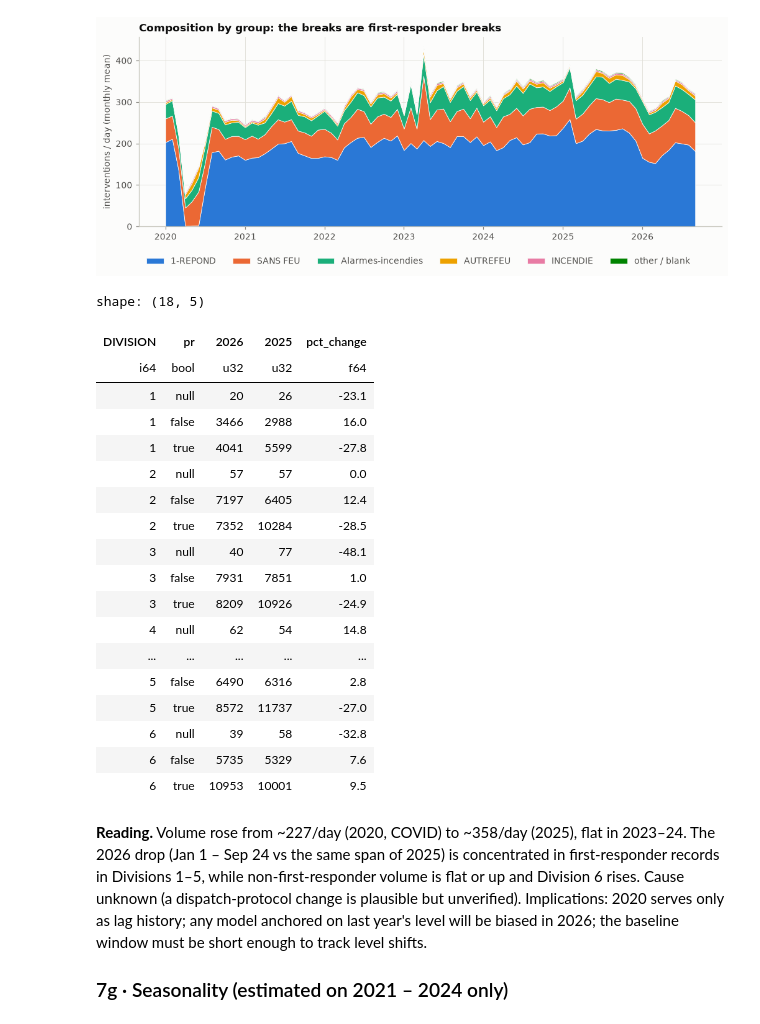
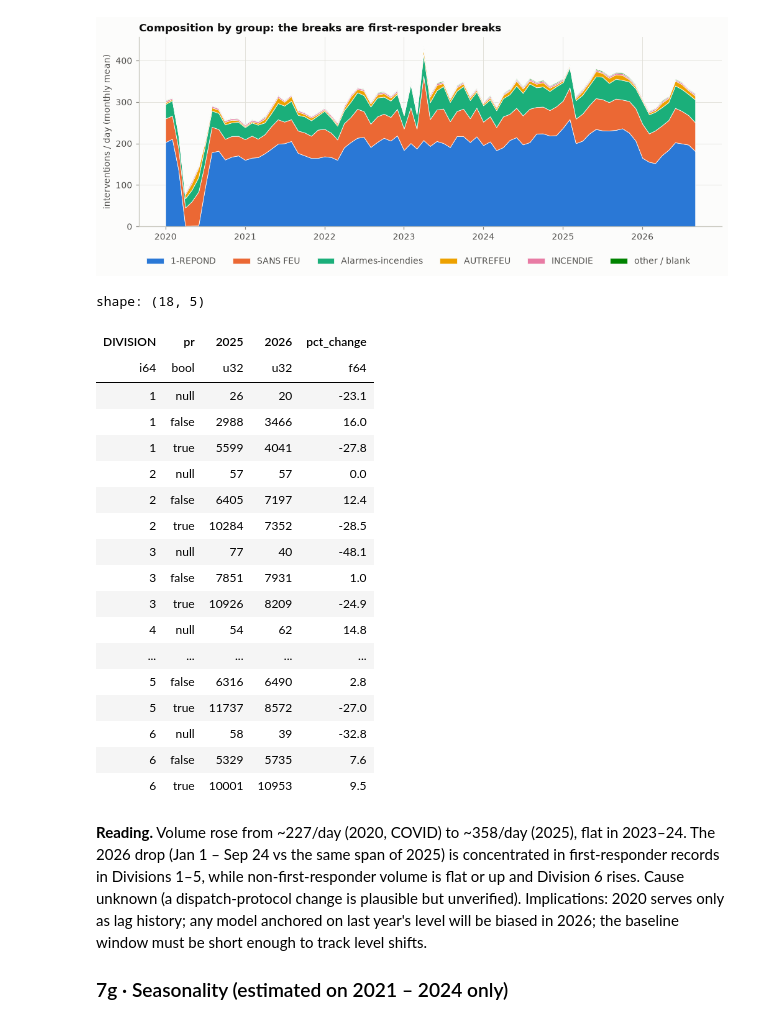
Before and after one commit to abouganemi/ycit440-sim-forecast, a Jupyter notebook: notebooks/01_eda.ipynb, the cells around one changed output. Cells and saved outputs as stored; diff of their text form; code cells hidden in the pictures.

```diff
--- a/notebooks/01_eda.ipynb
+++ b/notebooks/01_eda.ipynb
@@ -302,7 +302,11 @@ check(df.filter(pl.col("CASERNE") == 0).height == 1, "CASERNE=0 rows != 1 (v2)")
 R["division_0"] = {
     "rows": div0.height,
     "by_year": div0.group_by("year").len().sort("year").to_dicts(),
-    "top_groups": div0["DESCRIPTION_GROUPE"].value_counts(sort=True).head(5).to_dicts(),
+    "top_groups": div0["DESCRIPTION_GROUPE"]
+    .value_counts()
+    .sort(["count", "DESCRIPTION_GROUPE"], descending=[True, False], nulls_last=True)
+    .head(5)
+    .to_dicts(),
 }
 print("DIVISION = 0 by year:", div0.group_by("year").len().sort("year").rows())
 print(div0["NOM_VILLE"].value_counts(sort=True).head(5))
@@ -452,7 +456,12 @@ save(fig, "04_groups_units")
 # %% [output]
 [figure]
 # %%
-top_types = df["INCIDENT_TYPE_DESC"].value_counts(sort=True).head(15)
+top_types = (
+    df["INCIDENT_TYPE_DESC"]
+    .value_counts()
+    .sort(["count", "INCIDENT_TYPE_DESC"], descending=[True, False])
+    .head(15)
+)
 R["top_types"] = top_types.to_dicts()
 top_types
 # %% [output]
@@ -504,7 +513,9 @@ date_only = df.filter(~pl.col("has_time")).select(
     "CREATION_DATE_TIME", "source_file", "DIVISION"
 )
 check(date_only.height == 8, "date-only rows != 8 (v2)")
-R["date_only_rows"] = date_only.group_by("source_file").len().to_dicts()
+R["date_only_rows"] = (
+    date_only.group_by("source_file").len().sort("source_file").to_dicts()
+)
 date_only.sort("CREATION_DATE_TIME")
 # %% [output]
 last record 2026-09-24 23:59:29, retrieved 2026-09-26: lag 2 days
@@ -922,40 +933,40 @@ print("2020 days with < 5 first-responder records:", R["covid_pr_gap"])
 # %%
 same_window = pl.col("date").dt.ordinal_day() <= date(2026, 9, 24).timetuple().tm_yday
 shift = (
     df.filter(
         pl.col("year").is_in([2025, 2026]),
         same_window,
         pl.col("DIVISION").is_in(TARGET_DIVISIONS),
     )
     .with_columns(pr=pl.col("DESCRIPTION_GROUPE") == "1-REPOND")
     .group_by("DIVISION", "pr", "year")
     .len()
-    .pivot("year", index=["DIVISION", "pr"], values="len")
+    .pivot("year", index=["DIVISION", "pr"], values="len", sort_columns=True)
     .with_columns(pct_change=(100 * (pl.col("2026") / pl.col("2025") - 1)).round(1))
     .sort("DIVISION", "pr")
 )
 R["shift_2026_vs_2025"] = shift.to_dicts()
 shift
 # %% [output]
 shape: (18, 5)
-| DIVISION | pr | 2026 | 2025 | pct_change |
+| DIVISION | pr | 2025 | 2026 | pct_change |
 | i64 | bool | u32 | u32 | f64 |
-| 1 | null | 20 | 26 | -23.1 |
-| 1 | false | 3466 | 2988 | 16.0 |
-| 1 | true | 4041 | 5599 | -27.8 |
+| 1 | null | 26 | 20 | -23.1 |
+| 1 | false | 2988 | 3466 | 16.0 |
+| 1 | true | 5599 | 4041 | -27.8 |
 | 2 | null | 57 | 57 | 0.0 |
-| 2 | false | 7197 | 6405 | 12.4 |
-| 2 | true | 7352 | 10284 | -28.5 |
-| 3 | null | 40 | 77 | -48.1 |
-| 3 | false | 7931 | 7851 | 1.0 |
-| 3 | true | 8209 | 10926 | -24.9 |
-| 4 | null | 62 | 54 | 14.8 |
+| 2 | false | 6405 | 7197 | 12.4 |
+| 2 | true | 10284 | 7352 | -28.5 |
+| 3 | null | 77 | 40 | -48.1 |
+| 3 | false | 7851 | 7931 | 1.0 |
+| 3 | true | 10926 | 8209 | -24.9 |
+| 4 | null | 54 | 62 | 14.8 |
 | ... | ... | ... | ... | ... |
-| 5 | false | 6490 | 6316 | 2.8 |
-| 5 | true | 8572 | 11737 | -27.0 |
-| 6 | null | 39 | 58 | -32.8 |
-| 6 | false | 5735 | 5329 | 7.6 |
-| 6 | true | 10953 | 10001 | 9.5 |
+| 5 | false | 6316 | 6490 | 2.8 |
+| 5 | true | 11737 | 8572 | -27.0 |
+| 6 | null | 58 | 39 | -32.8 |
+| 6 | false | 5329 | 5735 | 7.6 |
+| 6 | true | 10001 | 10953 | 9.5 |
 # %% [markdown]
 **Reading.** Volume rose from ~227/day (2020, COVID) to ~358/day (2025), flat in 2023–24. The
 2026 drop (Jan 1 – Sep 24 vs the same span of 2025) is concentrated in first-responder records
```
Also changed, not shown: parts of 2 cells of this notebook, 1 other file.
